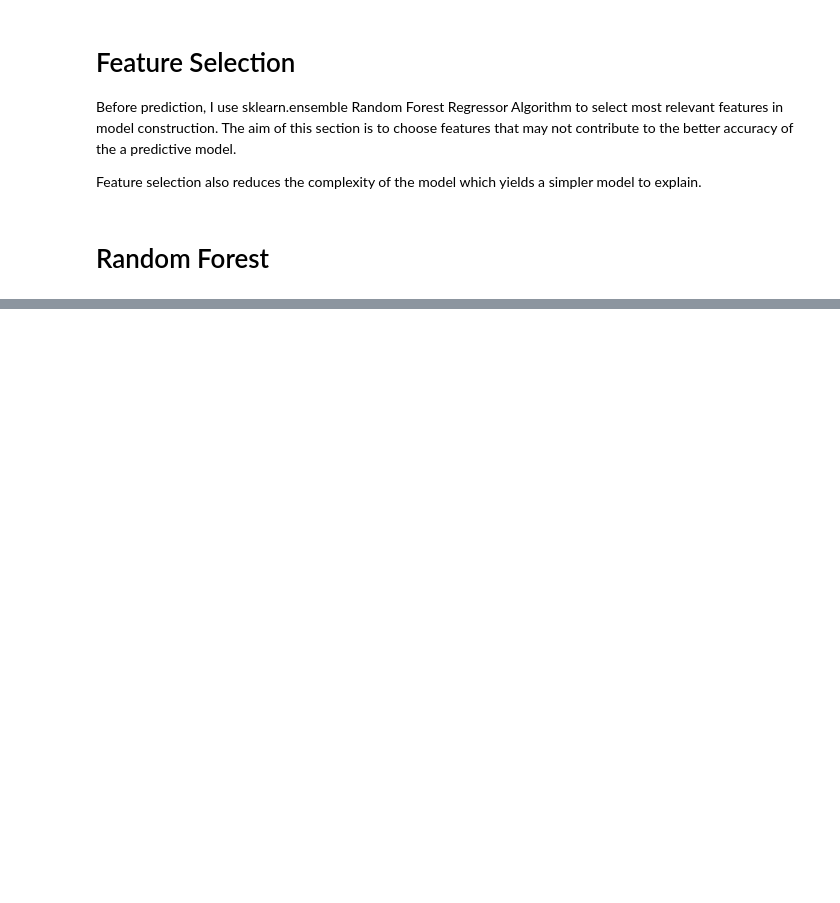
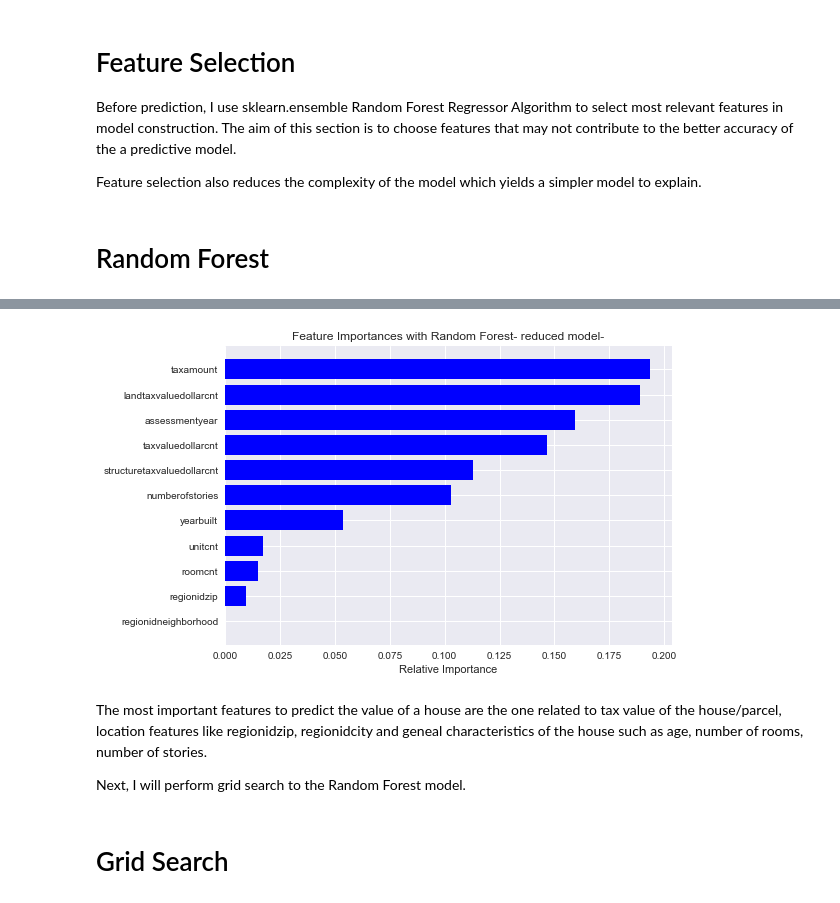
Before and after one commit to gulays/ZillowZestimate, a Jupyter notebook: Zillow.Final.ipynb, the cells around one changed output, grey strips where cells are left out. Saved outputs shown, nothing was run; the diff lists cells and outputs as text; code cells hidden in the pictures; blank space fills up the shorter version.

```diff
--- a/Zillow.Final.ipynb
+++ b/Zillow.Final.ipynb
@@ -315,3 +327,23 @@ plt.show()
+# %%
+#Random Forest- reduced model
+rf2 = RandomForestRegressor(n_estimators=50, max_features=None)
+rf2.fit(X_train2, y_train)
+importances2 = rf2.feature_importances_
+indices2 = np.argsort(importances2)
+
+plt.title('Feature Importances with Random Forest- reduced model-')
+plt.barh(range(len(indices2)), importances2[indices2], color='b', align='center')
+plt.yticks(range(len(indices2)), names2)
+plt.xlabel('Relative Importance')
+plt.show()
+# %% [output]
+[figure, added]
+# %% [markdown]
+The most important features to predict the value of a house are the one related to tax value of the house/parcel, location features like regionidzip, regionidcity and geneal characteristics of the house such as age, number of rooms, number of stories.
+
+Next, I will perform grid search to the Random Forest model.
+# %% [markdown]
+# Grid Search
 # %%
 from sklearn.model_selection import GridSearchCV
 #set the paramater dict to try
```
Also changed, not shown: parts of 6 cells of this notebook.
